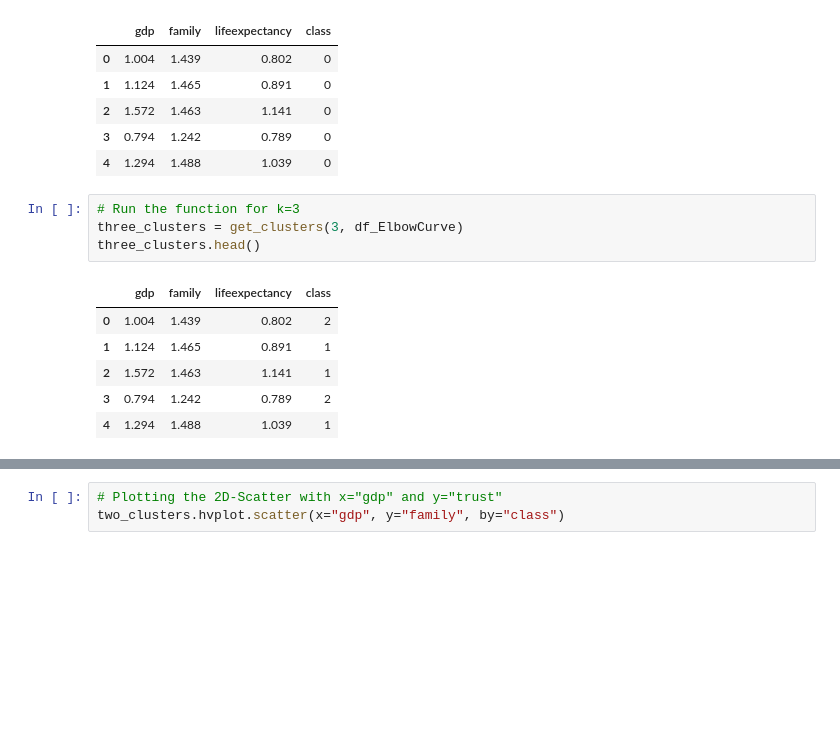
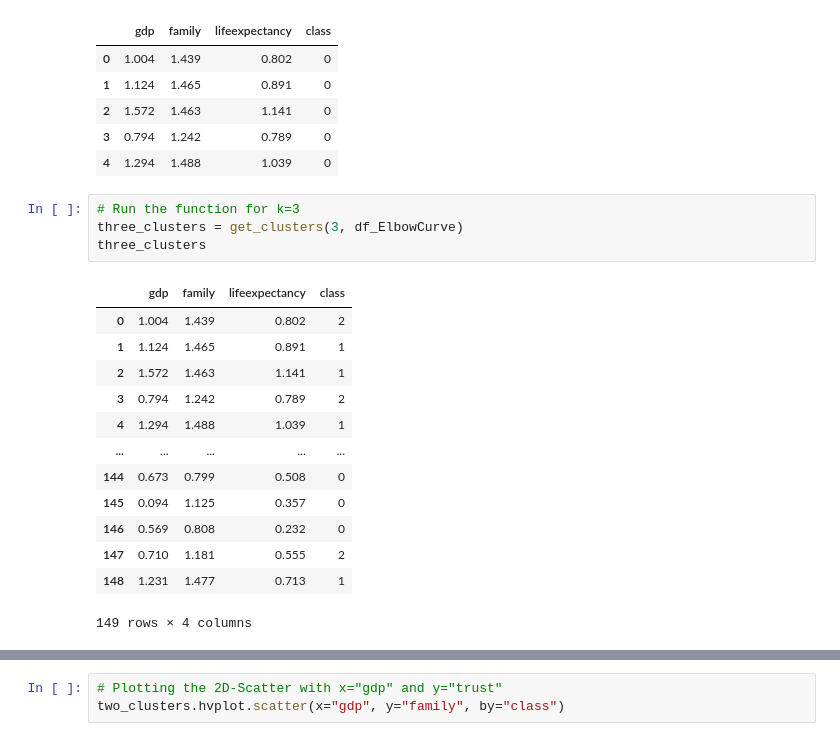
Before and after one commit to tn64/Happy_Places, a Jupyter notebook: Unsupervised_Machine_learning/UML_Segment3.ipynb, the cells around one changed output, grey strips where cells are left out. Drawn from its saved outputs; the diff is of its cells as text; blank space fills up the shorter version.

```diff
--- a/Unsupervised_Machine_learning/UML_Segment3.ipynb
+++ b/Unsupervised_Machine_learning/UML_Segment3.ipynb
@@ -373,11 +388,18 @@ two_clusters.head()
 # %%
 # Run the function for k=3
 three_clusters = get_clusters(3, df_ElbowCurve)
-three_clusters.head()
+three_clusters
 # %% [output]
 |  | gdp | family | lifeexpectancy | class |
 | 0 | 1.004 | 1.439 | 0.802 | 2 |
 | 1 | 1.124 | 1.465 | 0.891 | 1 |
 | 2 | 1.572 | 1.463 | 1.141 | 1 |
 | 3 | 0.794 | 1.242 | 0.789 | 2 |
 | 4 | 1.294 | 1.488 | 1.039 | 1 |
+| ... | ... | ... | ... | ... |
+| 144 | 0.673 | 0.799 | 0.508 | 0 |
+| 145 | 0.094 | 1.125 | 0.357 | 0 |
+| 146 | 0.569 | 0.808 | 0.232 | 0 |
+| 147 | 0.710 | 1.181 | 0.555 | 2 |
+| 148 | 1.231 | 1.477 | 0.713 | 1 |
+149 rows × 4 columns
```
Also changed, not shown: parts of 12 cells of this notebook.
